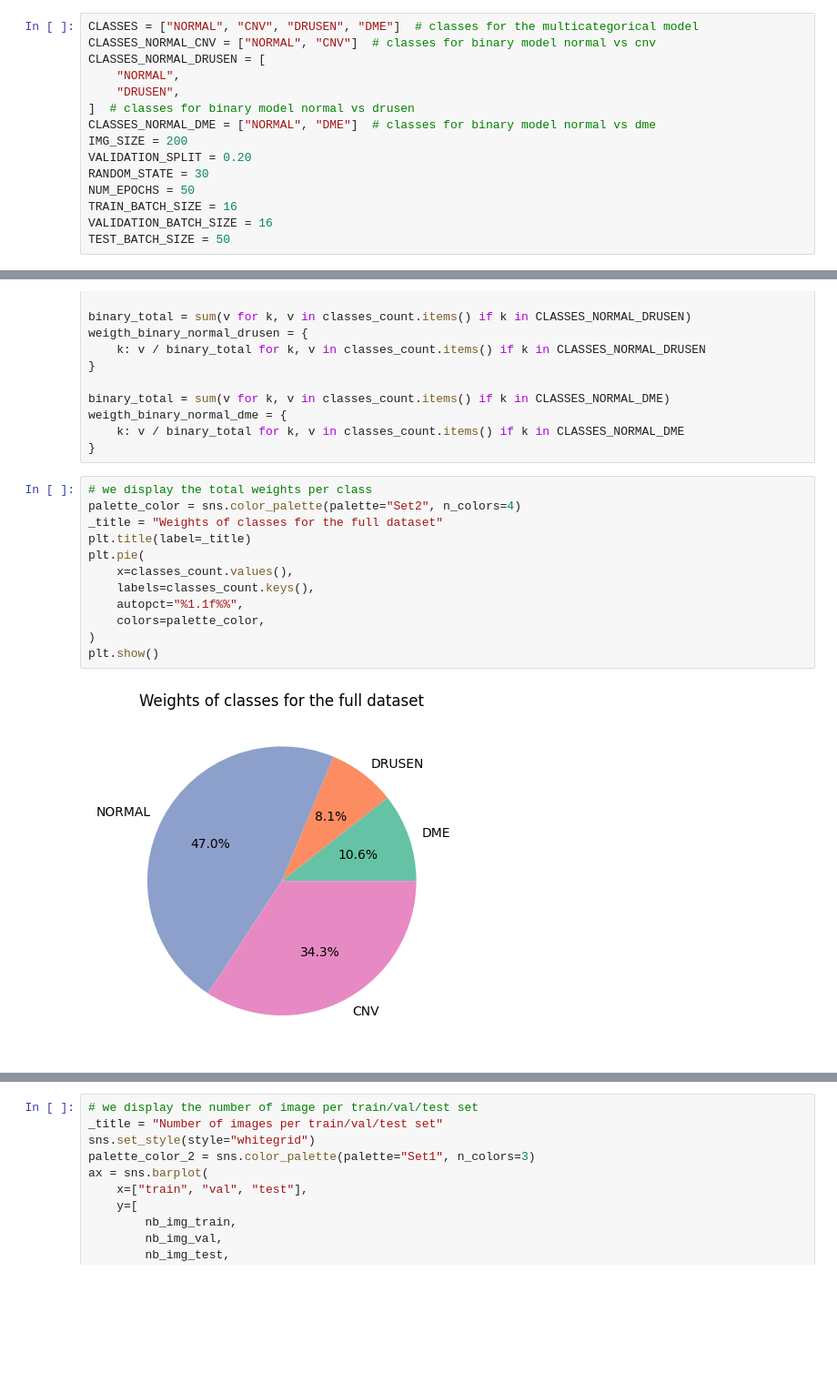
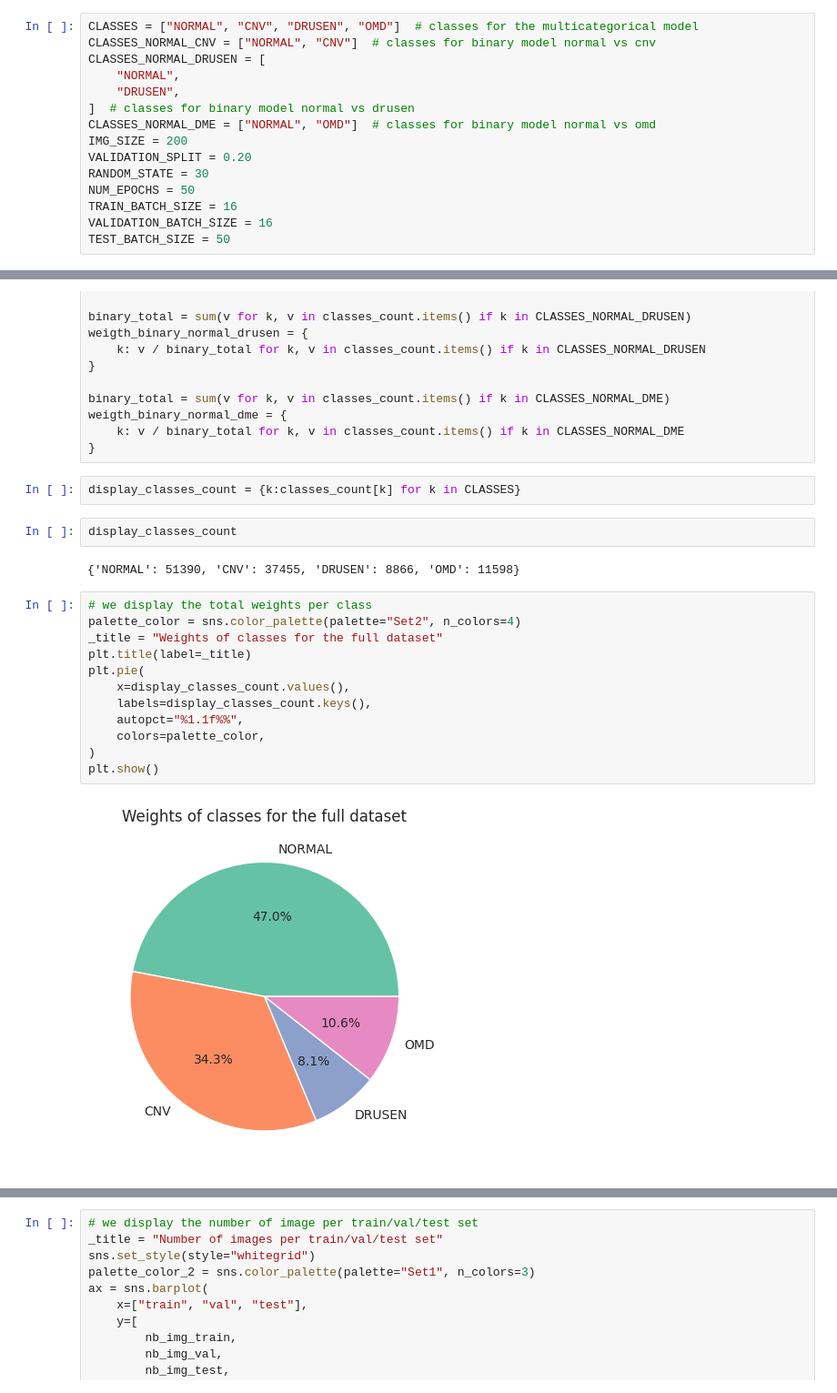
Before and after one commit to dounia-sad/oct_ai, a Jupyter notebook: oct_deeplearning_research.ipynb, the cells around one changed output, grey strips where cells are left out. Shown at 91% size. Cells and saved outputs as stored; diff of their text form; blank space fills up the shorter version.

```diff
--- a/oct_deeplearning_research.ipynb
+++ b/oct_deeplearning_research.ipynb
@@ -76,13 +76,13 @@ Keras Version: 3.4.1
 Scipy Version: 1.13.1
 GPU Available: [PhysicalDevice(name='/physical_device:GPU:0', device_type='GPU')]
 # %%
-CLASSES = ["NORMAL", "CNV", "DRUSEN", "DME"]  # classes for the multicategorical model
+CLASSES = ["NORMAL", "CNV", "DRUSEN", "OMD"]  # classes for the multicategorical model
 CLASSES_NORMAL_CNV = ["NORMAL", "CNV"]  # classes for binary model normal vs cnv
 CLASSES_NORMAL_DRUSEN = [
     "NORMAL",
     "DRUSEN",
 ]  # classes for binary model normal vs drusen
-CLASSES_NORMAL_DME = ["NORMAL", "DME"]  # classes for binary model normal vs dme
+CLASSES_NORMAL_DME = ["NORMAL", "OMD"]  # classes for binary model normal vs omd
 IMG_SIZE = 200
 VALIDATION_SPLIT = 0.20
 RANDOM_STATE = 30
@@ -294,20 +294,26 @@ binary_total = sum(v for k, v in classes_count.items() if k in CLASSES_NORMAL_DM
 weigth_binary_normal_dme = {
     k: v / binary_total for k, v in classes_count.items() if k in CLASSES_NORMAL_DME
 }
+# %%
+display_classes_count = {k:classes_count[k] for k in CLASSES}
+# %%
+display_classes_count
+# %% [output]
+{'NORMAL': 51390, 'CNV': 37455, 'DRUSEN': 8866, 'OMD': 11598}
 # %%
 # we display the total weights per class
 palette_color = sns.color_palette(palette="Set2", n_colors=4)
 _title = "Weights of classes for the full dataset"
 plt.title(label=_title)
 plt.pie(
-    x=classes_count.values(),
-    labels=classes_count.keys(),
+    x=display_classes_count.values(),
+    labels=display_classes_count.keys(),
     autopct="%1.1f%%",
     colors=palette_color,
 )
 plt.show()
 # %% [output]
-[figure, old version]
+[figure, new version]
 # %%
 # we display the total number of images per class
 _title = "Number of images per class for the full dataset"
```
Also changed, not shown: parts of 14 cells of this notebook.
